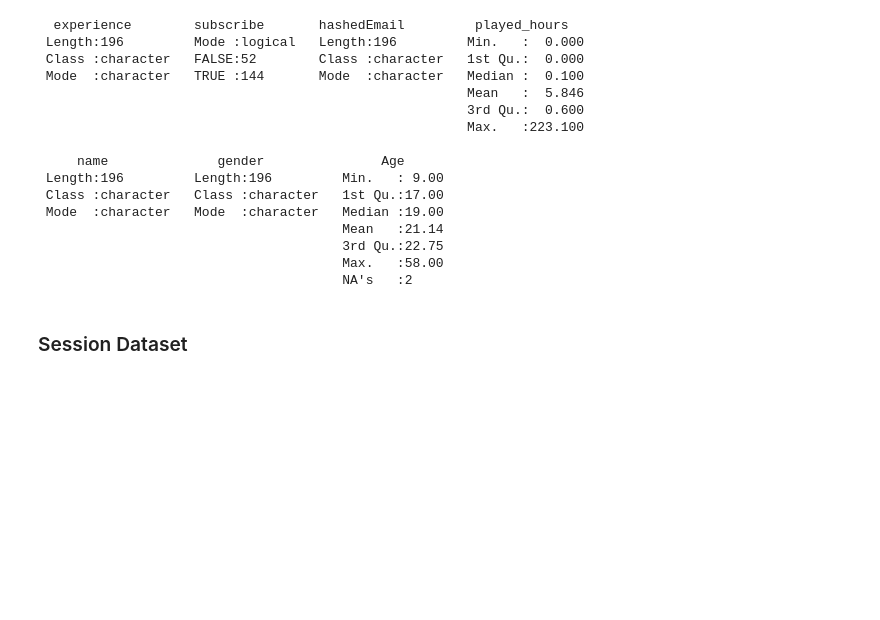
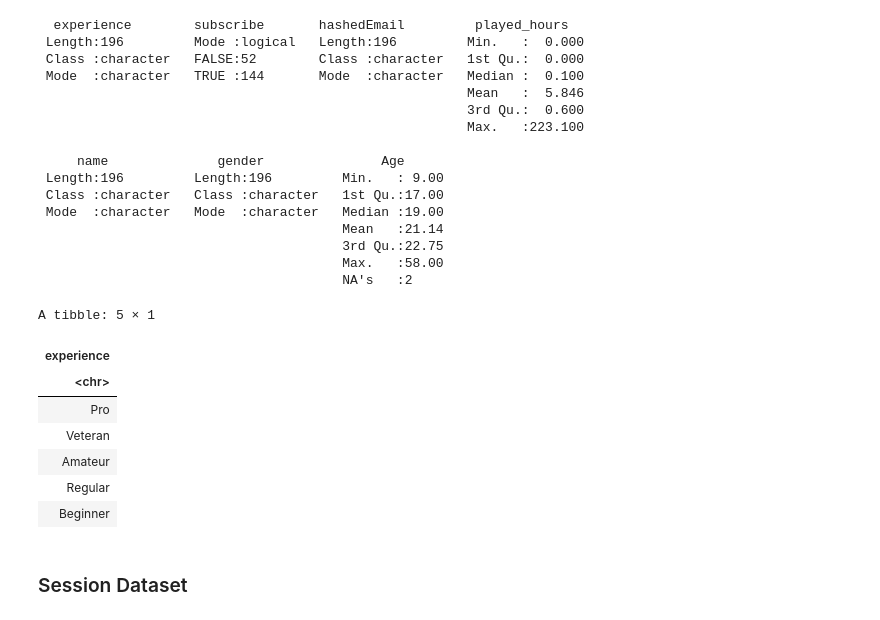
Before and after one commit to SimranHeir/DSCI-100-Project-Planning-Stage-Individual-Simran-Heir, a Jupyter notebook: Project Planning Individual Stage Notebook - Simran Heir.ipynb, the cells around one changed output. Cells and saved outputs as stored; diff of their text form; code cells hidden in the pictures; blank space fills up the shorter version.

```diff
--- a/Project Planning Individual Stage Notebook - Simran Heir.ipynb
+++ b/Project Planning Individual Stage Notebook - Simran Heir.ipynb
@@ -74,6 +74,20 @@ summary_player
                                        3rd Qu.:22.75
                                        Max.   :58.00
                                        NA's   :2
+# %%
+#experience catergories
+experience_catergories <- player_data |>
+    distinct (experience)
+experience_catergories
+# %% [output]
+A tibble: 5 × 1
+| experience |
+| <chr> |
+| Pro |
+| Veteran |
+| Amateur |
+| Regular |
+| Beginner |
 # %% [markdown]
 
 ### Session Dataset
```
Also changed, not shown: parts of 21 cells of this notebook.
